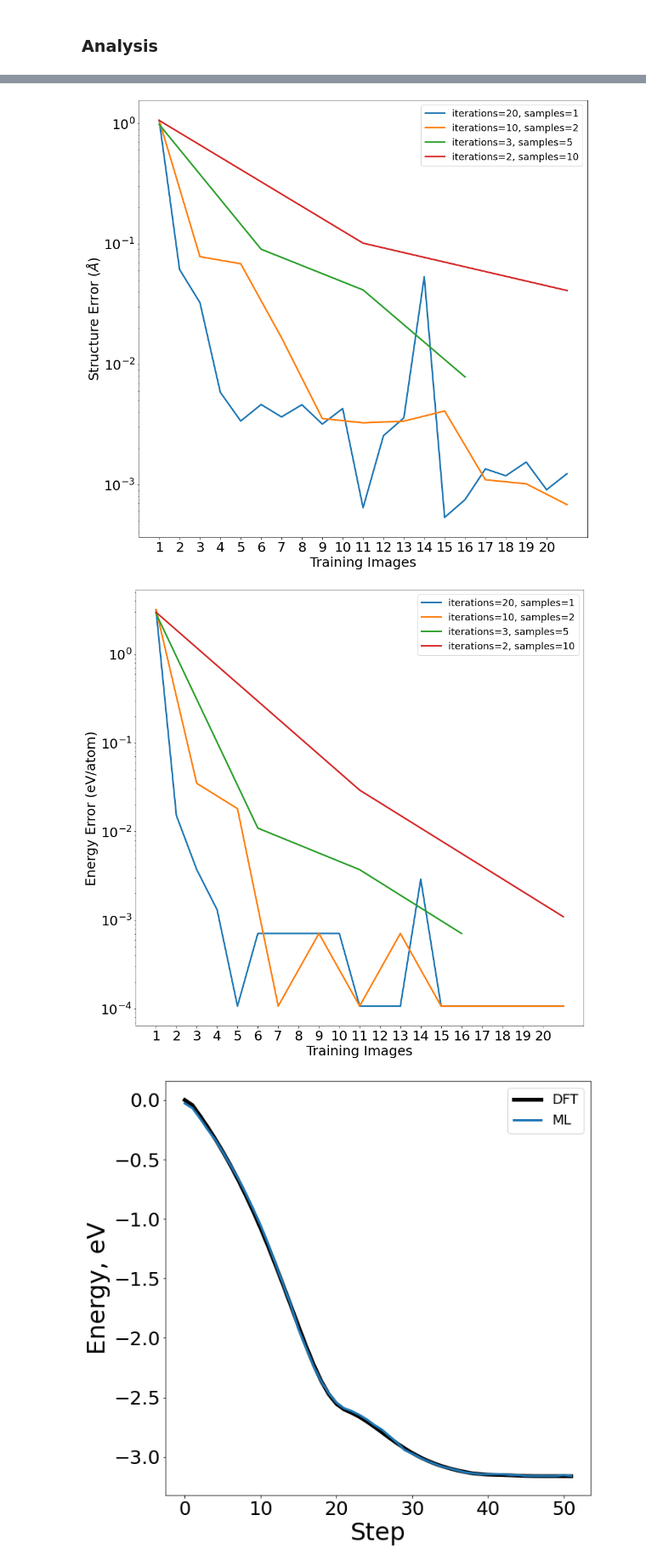
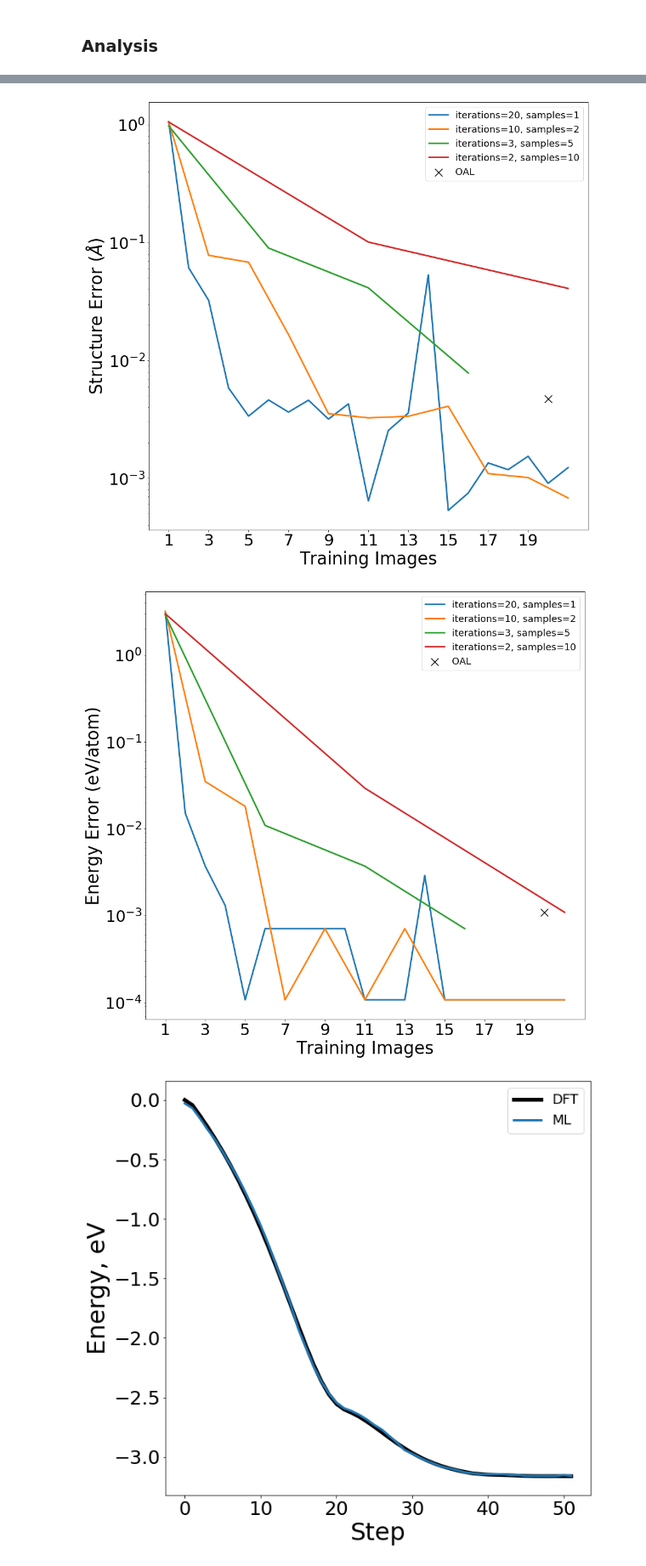
Before and after one commit to ulissigroup/OfflineAL-for-MLPs-manuscript, a Jupyter notebook: al_relax_figures.ipynb, the cells around one changed output, grey strips where cells are left out. Shown at 85% size. Cells and saved outputs as stored; diff of their text form; code cells hidden in the pictures.

Commit message:
updated figures

```diff
--- a/al_relax_figures.ipynb
+++ b/al_relax_figures.ipynb
@@ -594,8 +614,21 @@ def learning_curve(filename, true_relaxed, samples_per_iter, num_iterations):
     ax1.set_xticks(np.array(data_size)+1)
     plt.savefig(filename+"_learning_curve.png", dpi=300)
 
-def variable_learning(filenames, true_relaxed, error='distance'):
+def variable_learning(filenames, true_relaxed, error='distance', oal=False, oal_tol=0.05):
   fig, ax1 = plt.subplots(figsize=(15,15))
+  if oal_traj:
+    oal_uncertainties = [image.info["uncertainty"][0] for image in oal_traj]
+    dft_calls = []
+    for idx, p in enumerate(oal_uncertainties):
+      if p>oal_tol:
+        dft_calls.append(idx)
+    dft_calls = len(dft_calls)+1
+    oal_relaxed = oal_traj[-1]
+    if error == 'distance':
+      loss = compute_loss(oal_relaxed.positions, true_relaxed.positions)
+    elif error == 'energy':
+      loss = ermse(oal_relaxed.get_potential_energy(), true_relaxed.get_potential_energy(), n=len(true_relaxed))
+    ax1.scatter(dft_calls, loss, s=200, color="k", marker="x", label="OAL")
   for filename in filenames:
     splits = filename.split('_')
     samples_per_iter = int(splits[-1])
@@ -612,14 +645,14 @@ def variable_learning(filenames, true_relaxed, error='distance'):
         rmse.append(loss)
 
     ax1.plot(np.array(data_size)+1, rmse, linewidth=3, label=f"iterations={num_iterations}, samples={samples_per_iter}")
-    ax1.set_xlabel("Training Images", fontsize=25)
+    ax1.set_xlabel("Training Images", fontsize=32.5)
     if error == 'distance':
-      ax1.set_ylabel("Structure Error ($\AA$)", fontsize=25)
+      ax1.set_ylabel("Structure Error ($\AA$)", fontsize=32.5)
     elif error == 'energy':
-      ax1.set_ylabel("Energy Error (eV/atom)", fontsize=25)
+      ax1.set_ylabel("Energy Error (eV/atom)", fontsize=32.5)
     ax1.set_yscale("log")
-    ax1.tick_params(axis="both", labelsize=25)
-    ax1.set_xticks(np.array(range(0, 20))+1)
+    ax1.tick_params(axis="both", labelsize=30)
+    ax1.set_xticks(np.array(range(0, 20, 2))+1)
     plt.legend(fontsize=18)
 
   plt.savefig(f"/content/drive/My Drive/CMU - PhD/Research/AMPTorch/Paper/Runs/al relaxation/delta_relax/batch_{error}_learning_curve.png", dpi=300)
@@ -681,8 +714,8 @@ def plot_relax(ml_traj_path, parent_traj, compute_parent=True):
     ref_energy = parent_relaxation_energies[0]
 
     fig, ax1 = plt.subplots(figsize=(10,10))
-    ax1.set_xlabel(r"Step", fontsize=32)
-    ax1.set_ylabel("Energy, eV", color="k", fontsize=32)
+    ax1.set_xlabel(r"Step", fontsize=25)
+    ax1.set_ylabel("Energy, eV", color="k", fontsize=25)
     sns.lineplot(parent_steps, parent_relaxation_energies-ref_energy, color='k', linewidth=5, label='DFT')
     sns.lineplot(ml_steps, ml_relaxation_energies-ref_energy, linewidth=3, label='ML')
     if compute_parent:
@@ -695,6 +728,7 @@ def plot_relax(ml_traj_path, parent_traj, compute_parent=True):
     compute_errors(final_ml_traj, parent_traj, ml_dft_traj=parent_evaluated_ml_traj)
     os.system("rm -rf qe_*")
 # %%
+oal_traj = ase.io.read("/content/drive/My Drive/CMU - PhD/Research/AMPTorch/Paper/Runs/al relaxation/relax_oal.traj", ":")
 plot_relax("/content/drive/My Drive/CMU - PhD/Research/AMPTorch/Paper/Runs/al relaxation/delta_relax/delta_relax_20_1_iter_20", parent_traj, compute_parent=True)
 
 residuals_plot(
@@ -708,7 +742,8 @@ variable_learning(
      "/content/drive/My Drive/CMU - PhD/Research/AMPTorch/Paper/Runs/al relaxation/delta_relax/delta_relax_3_5",
      "/content/drive/My Drive/CMU - PhD/Research/AMPTorch/Paper/Runs/al relaxation/delta_relax/delta_relax_2_10"],
     parent_traj[-1],
-    error='distance')
+    error='distance',
+    oal=oal_traj)
 
 variable_learning(
     ["/content/drive/My Drive/CMU - PhD/Research/AMPTorch/Paper/Runs/al relaxation/delta_relax/delta_relax_20_1",
@@ -716,5 +751,6 @@ variable_learning(
      "/content/drive/My Drive/CMU - PhD/Research/AMPTorch/Paper/Runs/al relaxation/delta_relax/delta_relax_3_5",
      "/content/drive/My Drive/CMU - PhD/Research/AMPTorch/Paper/Runs/al relaxation/delta_relax/delta_relax_2_10"],
     parent_traj[-1],
-    error='energy')
+    error='energy',
+    oal=oal_traj)
 # %% [output]
@@ -734,5 +770,5 @@ energy_rmse_AL: 0.0001073790291019787
-[figure, old version]
+[figure, new version]
-[figure, old version]
+[figure, new version]
 # %%
 plot_relax("/content/drive/My Drive/CMU - PhD/Research/AMPTorch/Paper/Runs/al relaxation/delta_relax/delta_relax_10_2_iter_10", parent_traj, compute_parent=False)
 residuals_plot(
```
Also changed, not shown: parts of 4 cells of this notebook.
